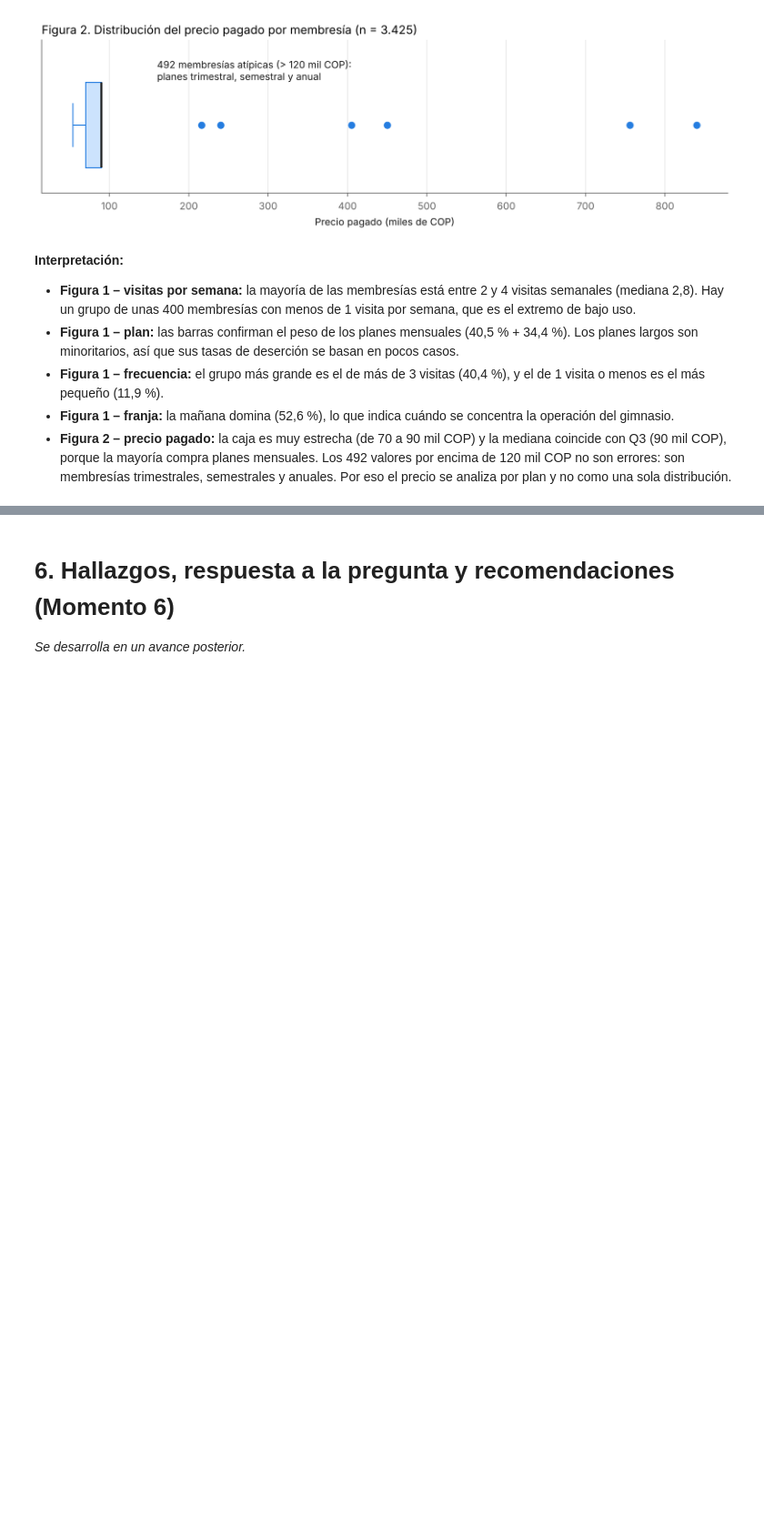
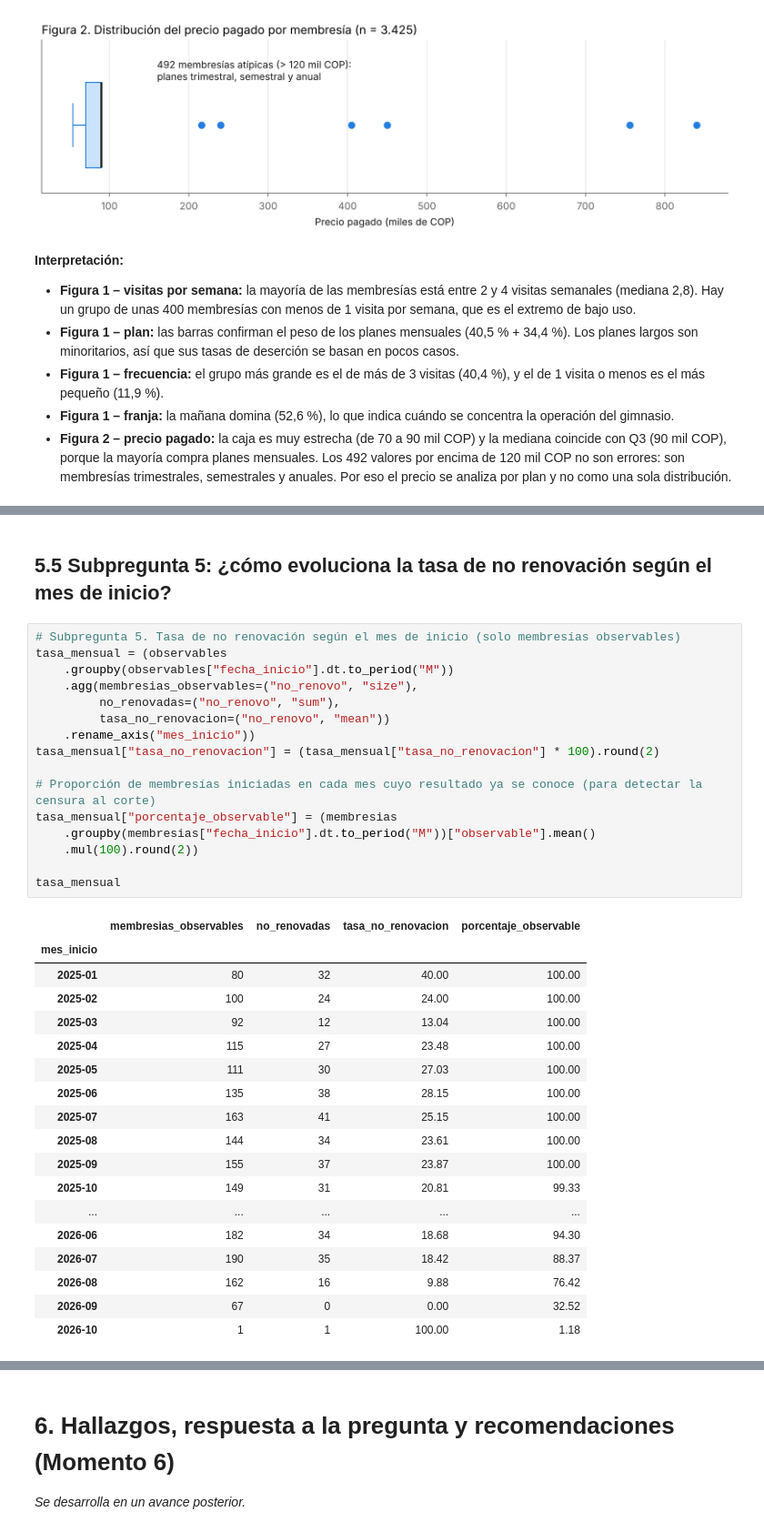
Before and after one commit to juanmejia017/PandasZonafitevolution, a Jupyter notebook: notebooks/analytical_report.ipynb, the cells around one changed output, grey strips where cells are left out. Shown at 91% size. Cells and saved outputs as stored; diff of their text form; blank space fills up the shorter version.

```diff
--- a/notebooks/analytical_report.ipynb
+++ b/notebooks/analytical_report.ipynb
@@ -505,0 +651,37 @@ plt.show()
+# %% [markdown]
+## 5.5 Subpregunta 5: ¿cómo evoluciona la tasa de no renovación según el mes de inicio?
+# %%
+# Subpregunta 5. Tasa de no renovación según el mes de inicio (solo membresías observables)
+tasa_mensual = (observables
+    .groupby(observables["fecha_inicio"].dt.to_period("M"))
+    .agg(membresias_observables=("no_renovo", "size"),
+         no_renovadas=("no_renovo", "sum"),
+         tasa_no_renovacion=("no_renovo", "mean"))
+    .rename_axis("mes_inicio"))
+tasa_mensual["tasa_no_renovacion"] = (tasa_mensual["tasa_no_renovacion"] * 100).round(2)
+
+# Proporción de membresías iniciadas en cada mes cuyo resultado ya se conoce (para detectar la censura al corte)
+tasa_mensual["porcentaje_observable"] = (membresias
+    .groupby(membresias["fecha_inicio"].dt.to_period("M"))["observable"].mean()
+    .mul(100).round(2))
+
+tasa_mensual
+# %% [output]
+|  | membresias_observables | no_renovadas | tasa_no_renovacion | porcentaje_observable |
+| mes_inicio |  |  |  |  |
+| 2025-01 | 80 | 32 | 40.00 | 100.00 |
+| 2025-02 | 100 | 24 | 24.00 | 100.00 |
+| 2025-03 | 92 | 12 | 13.04 | 100.00 |
+| 2025-04 | 115 | 27 | 23.48 | 100.00 |
+| 2025-05 | 111 | 30 | 27.03 | 100.00 |
+| 2025-06 | 135 | 38 | 28.15 | 100.00 |
+| 2025-07 | 163 | 41 | 25.15 | 100.00 |
+| 2025-08 | 144 | 34 | 23.61 | 100.00 |
+| 2025-09 | 155 | 37 | 23.87 | 100.00 |
+| 2025-10 | 149 | 31 | 20.81 | 99.33 |
+| ... | ... | ... | ... | ... |
+| 2026-06 | 182 | 34 | 18.68 | 94.30 |
+| 2026-07 | 190 | 35 | 18.42 | 88.37 |
+| 2026-08 | 162 | 16 | 9.88 | 76.42 |
+| 2026-09 | 67 | 0 | 0.00 | 32.52 |
+| 2026-10 | 1 | 1 | 100.00 | 1.18 |
```
Also changed, not shown: parts of 19 cells of this notebook, 1 other file.
